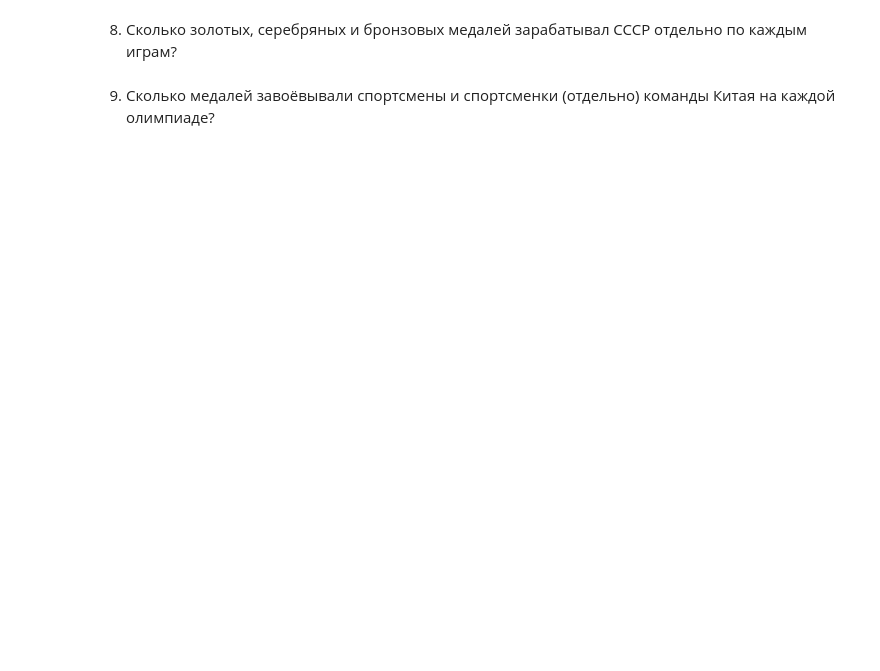
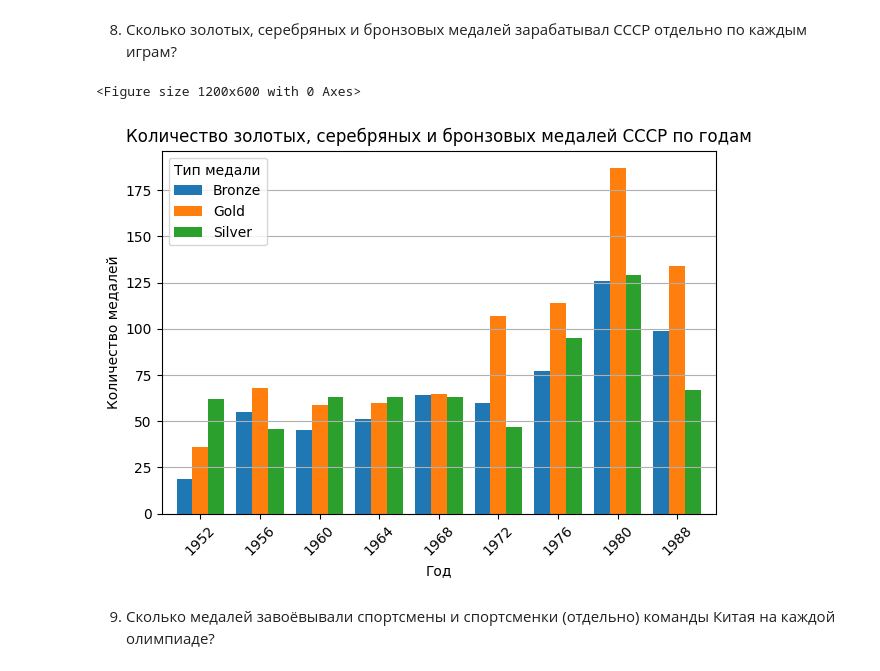
Before and after one commit to sdvaanyaa/ML, a Jupyter notebook: Lab1_1 .ipynb, the cells around one changed output. Cells and saved outputs as stored; diff of their text form; code cells hidden in the pictures; blank space fills up the shorter version.

```diff
--- a/Lab1_1 .ipynb
+++ b/Lab1_1 .ipynb
@@ -68,4 +324,27 @@ import pandas as pd
 # %% [markdown]
 8. Сколько золотых, серебряных и бронзовых медалей зарабатывал СССР отдельно по каждым играм?
+# %%
+ussr_medals = df[df['Team'] == 'Soviet Union']
+
+ussr_medals = ussr_medals[ussr_medals['Medal'] != 'No medal']
+
+medals_count = ussr_medals.groupby(['Year', 'Medal']).size().unstack(fill_value=0)
+
+plt.figure(figsize=(12, 6))
+
+medals_count.plot(kind='bar', width=0.8)
+
+plt.title('Количество золотых, серебряных и бронзовых медалей СССР по годам')
+plt.xlabel('Год')
+plt.ylabel('Количество медалей')
+plt.xticks(rotation=45)
+plt.legend(title='Тип медали', loc='upper left')
+plt.grid(axis='y')
+
+plt.tight_layout()
+plt.show()
+# %% [output]
+<Figure size 1200x600 with 0 Axes>
+[figure, added]
 # %% [markdown]
 9. Сколько медалей завоёвывали спортсмены и спортсменки (отдельно) команды Китая на каждой олимпиаде?
```
Also changed, not shown: parts of 24 cells of this notebook.
